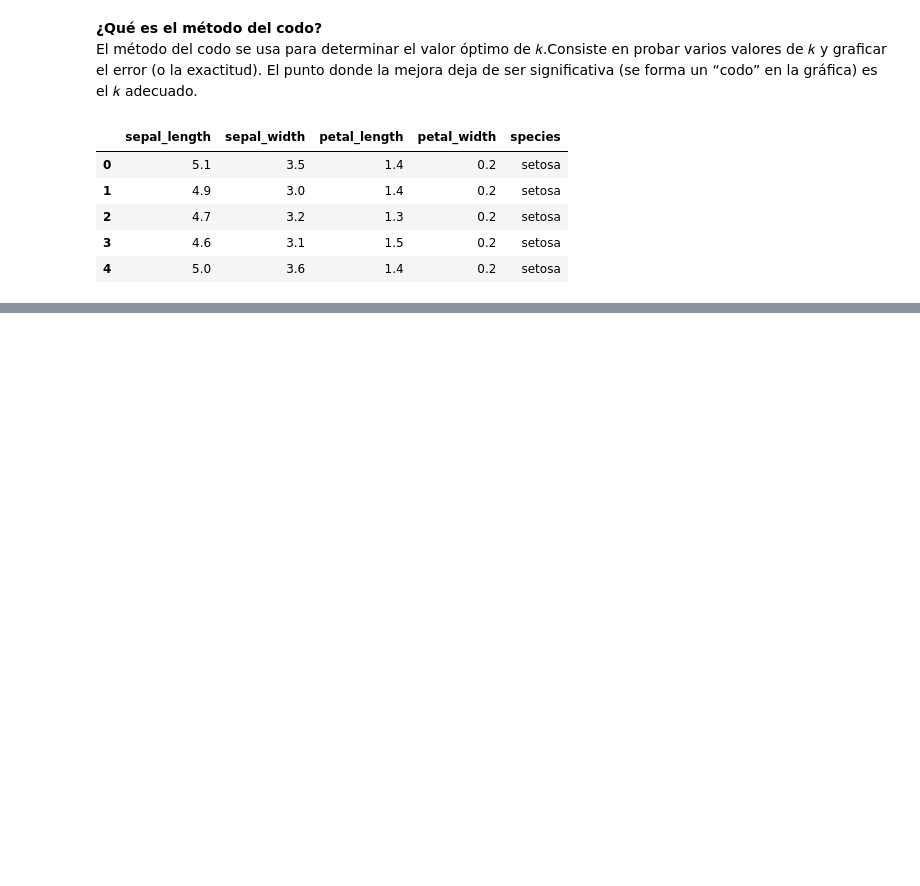
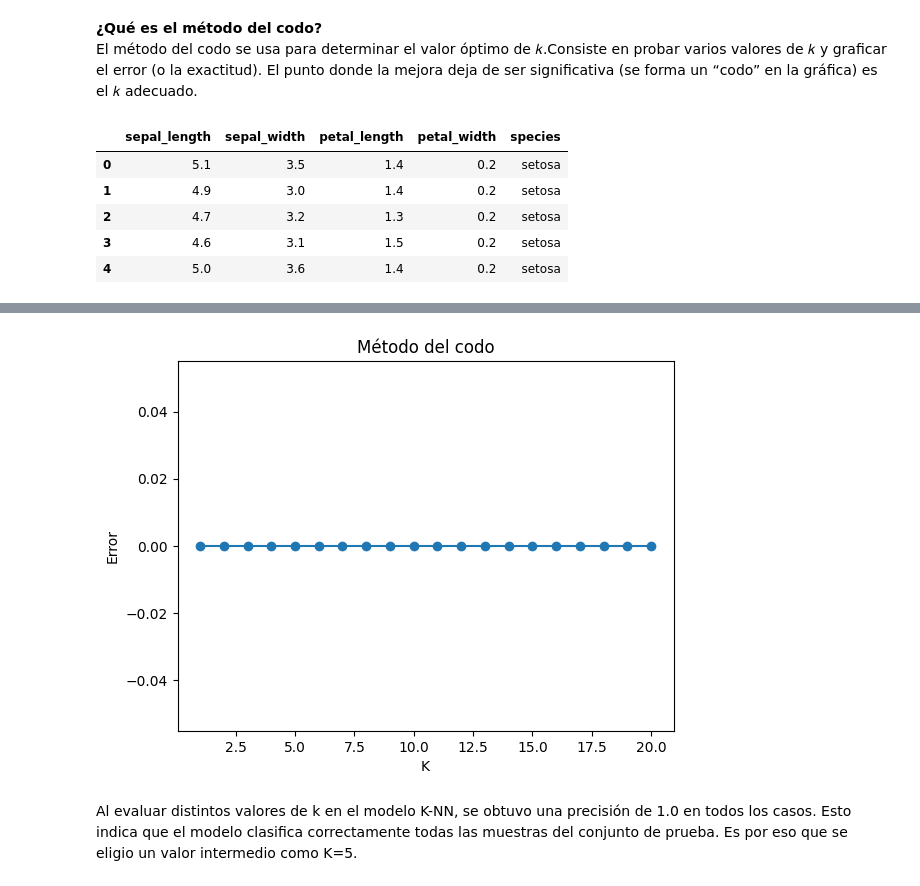
Before and after one commit to m-ony/mineria-de-datos, a Jupyter notebook: Minería_de_Datos.ipynb, the cells around one changed output, grey strips where cells are left out. Saved outputs shown, nothing was run; the diff lists cells and outputs as text; code cells hidden in the pictures; blank space fills up the shorter version.

```diff
--- a/Minería_de_Datos.ipynb
+++ b/Minería_de_Datos.ipynb
@@ -3880,0 +3886,26 @@ iris.head()
+# %%
+#Dividir en entrenamiento y prueba
+from sklearn.model_selection import train_test_split
+
+X_train, X_test, y_train, y_test = train_test_split(
+    X, y, test_size=0.2, random_state=42
+)
+# %%
+from sklearn.preprocessing import StandardScaler
+#escalar los datos, es decir poner todo en la misma escala
+scaler = StandardScaler()
+
+X_train = scaler.fit_transform(X_train)
+X_test = scaler.transform(X_test)
+# %%
+from sklearn.neighbors import KNeighborsClassifier
+
+for k in range(1, 21):
+    knn = KNeighborsClassifier(n_neighbors=k)
+
+    knn.fit(X_train, y_train)
+
+    print("k =", k)
+    print("train score:", knn.score(X_train, y_train))
+    print("test score:", knn.score(X_test, y_test))
+    print()
@@ -3880,0 +3930,21 @@ iris.head()
+# %%
+import matplotlib.pyplot as plt
+from sklearn.metrics import accuracy_score
+
+error = []
+
+for k in range(1, 21):
+    knn = KNeighborsClassifier(n_neighbors=k)
+    knn.fit(X_train, y_train)
+    pred = knn.predict(X_test)
+    error.append(1 - accuracy_score(y_test, pred))
+
+plt.plot(range(1, 21), error, marker='o')
+plt.xlabel('K')
+plt.ylabel('Error')
+plt.title('Método del codo')
+plt.show()
+# %% [output]
+[figure, added]
+# %% [markdown]
+Al evaluar distintos valores de k en el modelo K-NN, se obtuvo una precisión de 1.0 en todos los casos. Esto indica que el modelo clasifica correctamente todas las muestras del conjunto de prueba. Es por eso que se eligio un valor intermedio como K=5.
```
Also changed, not shown: parts of 3 cells of this notebook.
